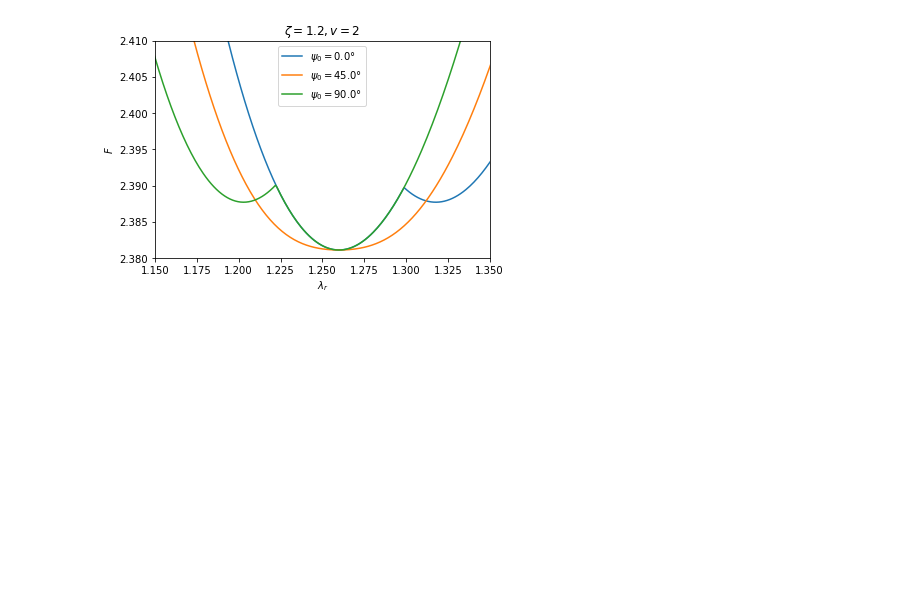
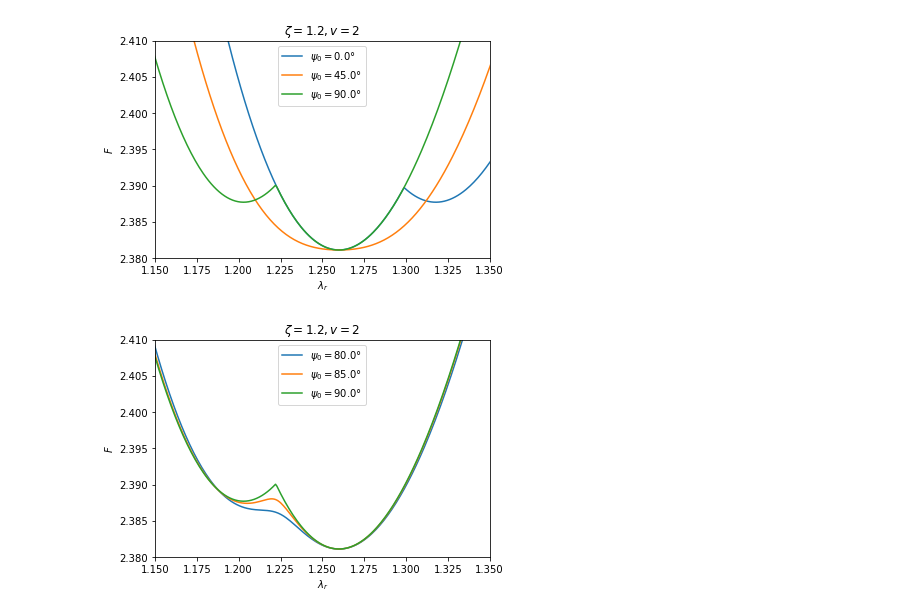
Before and after one commit to gouwsxander/hydrated-liquid-crystal-elastomers, a Jupyter notebook: Free energy minimization/plot_free_energy.ipynb, the cells around one changed output. Saved outputs shown, nothing was run; the diff lists cells and outputs as text; code cells hidden in the pictures; blank space fills up the shorter version.

```diff
--- a/Free energy minimization/plot_free_energy.ipynb
+++ b/Free energy minimization/plot_free_energy.ipynb
@@ -160,3 +160,14 @@ plt.ylim(2.38, 2.41)
 plt.show()
 # %% [output]
 [figure]
+# %%
+psi_0_near_90 = np.array([80, 85, 90]) * np.pi / 180
+
+plot_reduced_free_energy_vs_lambda_r_vary_psi_0(lambda_r_array_close, psi_0_near_90, 2, 1.2)
+
+plt.xlim(1.15, 1.35)
+plt.ylim(2.38, 2.41)
+
+plt.show()
+# %% [output]
+[figure, added]
```
Also changed, not shown: parts of 3 cells of this notebook.
